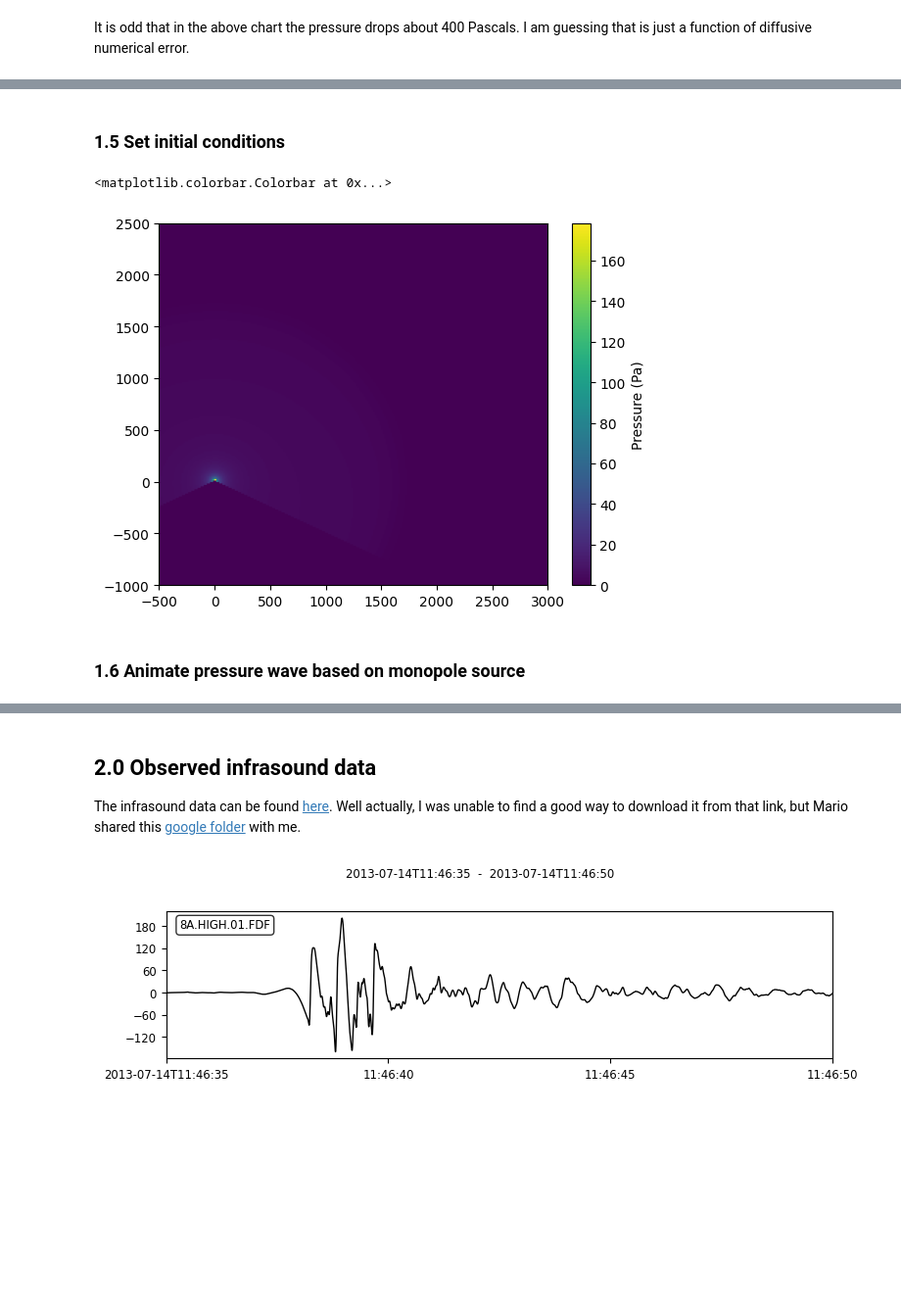
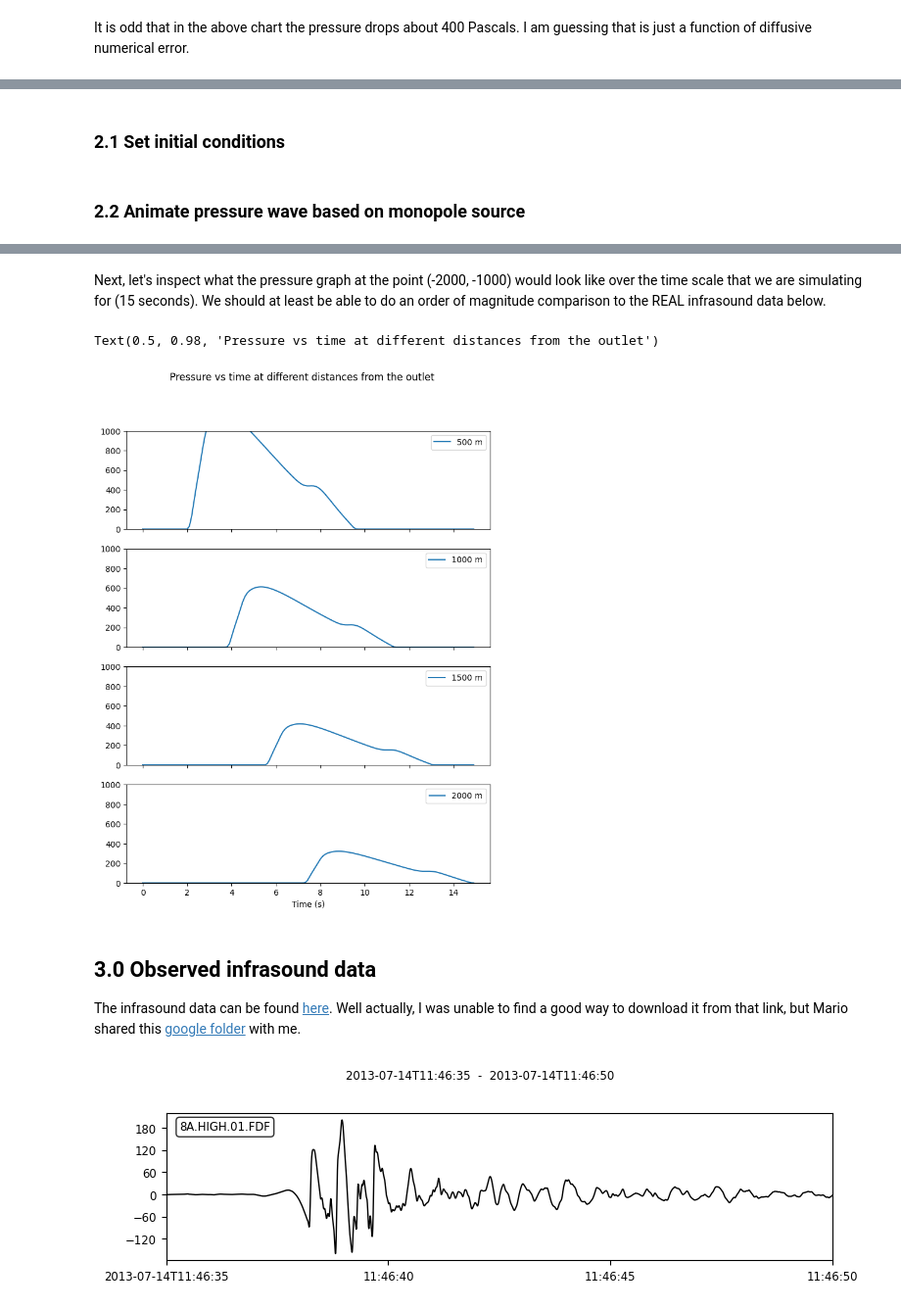
Before and after one commit to paxtonsc/volcano-sims, a Jupyter notebook: notebooks/2025.04.28.experiments.ipynb, the cells around one changed output, grey strips where cells are left out. Shown at 98% size. Cells and saved outputs as stored; diff of their text form; code cells hidden in the pictures; blank space fills up the shorter version.

```diff
--- a/notebooks/2025.04.28.experiments.ipynb
+++ b/notebooks/2025.04.28.experiments.ipynb
@@ -350,7 +302,7 @@ def point_in_volcano(x, y):
     else:
         return False
 # %% [markdown]
-### 1.5 Set initial conditions
+### 2.1 Set initial conditions
 # %%
 from scipy.interpolate import interp1d
 
@@ -358,9 +310,9 @@ solver_func = get_local_solver_from_index_func("eruption_model", "tungurahua_rad
 
 u_vec = []
 t_vec = []
-R = 5 # m
+R = 50 # m
 
-for i in range(0, 100, 1):
+for i in range(0, 150, 1):
     solver = solver_func(i)
     momentum = solver.state_coeffs[:,:,solver.physics.get_momentum_slice()]
     rho = np.sum(solver.state_coeffs[:, :, solver.physics.get_mass_slice()],axis=2,keepdims=True)
@@ -393,30 +345,9 @@ def relative_pressure(t, x, y):
     r = np.sqrt(x**2 + y**2)
     rho = density(y)
 
-    return rho * Q_dot_func(t - r / sound_speed(y)) / (np.pi * 4 * r)
-
-N = 250
-pressure_array = np.zeros((N, N))
-
-x_low, x_upper = -500, 3000
-y_low, y_upper = -1000, 2500
-
-for i in range(N):
-    for j in range(N):
-        x = x_low + (x_upper - x_low) * i / N
-        y = y_low + (y_upper - y_low) * j / N
-
-        if point_in_volcano(x, y):
-            continue
-
-        pressure_array[j][i] = relative_pressure(6, x, y)
-
-plt.imshow(pressure_array, extent=[x_low, x_upper, y_low, y_upper], aspect='auto', origin='lower')
-plt.colorbar(label='Pressure (Pa)')
+    # 2/3 comes from the fact that 1/3 of the outward area is solid volcano
+    return rho * Q_dot_func(t - r / sound_speed(y)) / ((2/3) * np.pi * 4 * r)
-# %% [output]
-<matplotlib.colorbar.Colorbar at 0x...>
-[figure, removed]
 # %% [markdown]
-### 1.6 Animate pressure wave based on monopole source
+### 2.2 Animate pressure wave based on monopole source
 # %%
 from matplotlib.animation import FuncAnimation
@@ -458,8 +395,39 @@ display(HTML(ani.to_html5_video()))
 plt.close(fig)  # Clean up
 # %% [output]
 [interactive output not drawn]
+# %% [markdown]
+Next, let's inspect what the pressure graph at the point (-2000, -1000) would look like over the time scale that we are simulating for (15 seconds). We should at least be able to do an order of magnitude comparison to the REAL infrasound data below.
+# %%
+pressure_at_500 = []
+pressure_at_1000 = []
+pressure_at_1500 = []
+pressure_at_2000 = []
+
+for t in t_vec:
+    pressure_at_500.append(relative_pressure(t, 500, -250))
+    pressure_at_1000.append(relative_pressure(t, 1000, -500))
+    pressure_at_1500.append(relative_pressure(t, 1500, -750))
+    pressure_at_2000.append(relative_pressure(t, 2000, -1000))
+# %%
+fig, axes = plt.subplots(nrows=4, ncols=1, figsize=(8, 10), sharex=True)
+
+axes[0].plot(t_vec, pressure_at_500, label="500 m")
+axes[1].plot(t_vec, pressure_at_1000, label="1000 m")
+axes[2].plot(t_vec, pressure_at_1500, label="1500 m")
+axes[3].plot(t_vec, pressure_at_2000, label="2000 m")
+
+for ax in axes:
+    ax.set_ylim(0, 1000)
+    ax.legend()
+
+axes[-1].set_xlabel("Time (s)")
+
+fig.suptitle("Pressure vs time at different distances from the outlet")
+# %% [output]
+Text(0.5, 0.98, 'Pressure vs time at different distances from the outlet')
+[figure, added]
 # %% [markdown]
-## 2.0 Observed infrasound data
+## 3.0 Observed infrasound data
 
 The infrasound data can be found [here](https://agupubs.onlinelibrary.wiley.com/doi/10.1002/2017GL076419). Well actually, I was unable to find a good way to download it from that link, but Mario shared this [google folder](https://drive.google.com/file/d/1uE-DbUshRbbkA-Hd7m-4wGWKaa8iPmGi/view?usp=drive_link) with me.
 # %%
```
Also changed, not shown: parts of 11 cells of this notebook, 5 other files.
